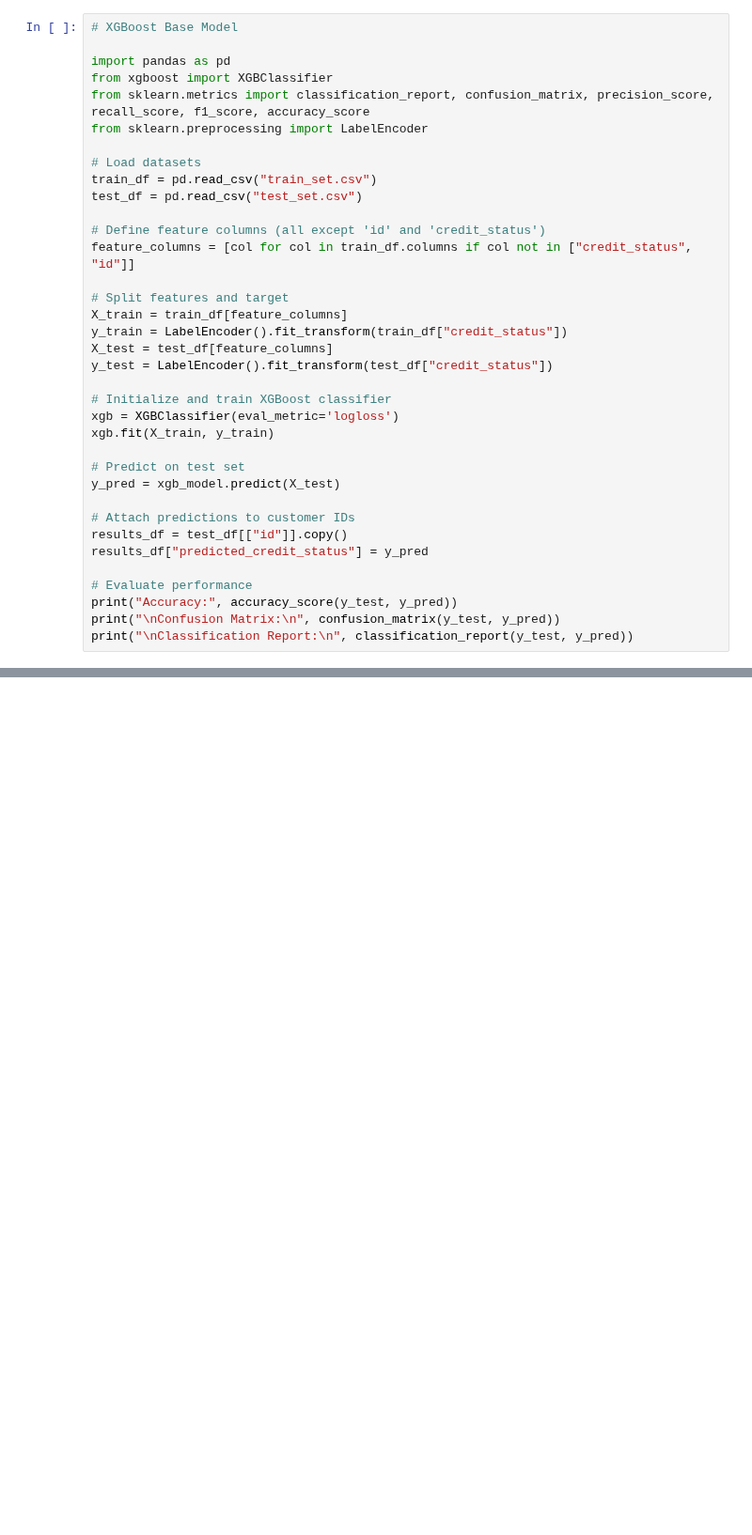
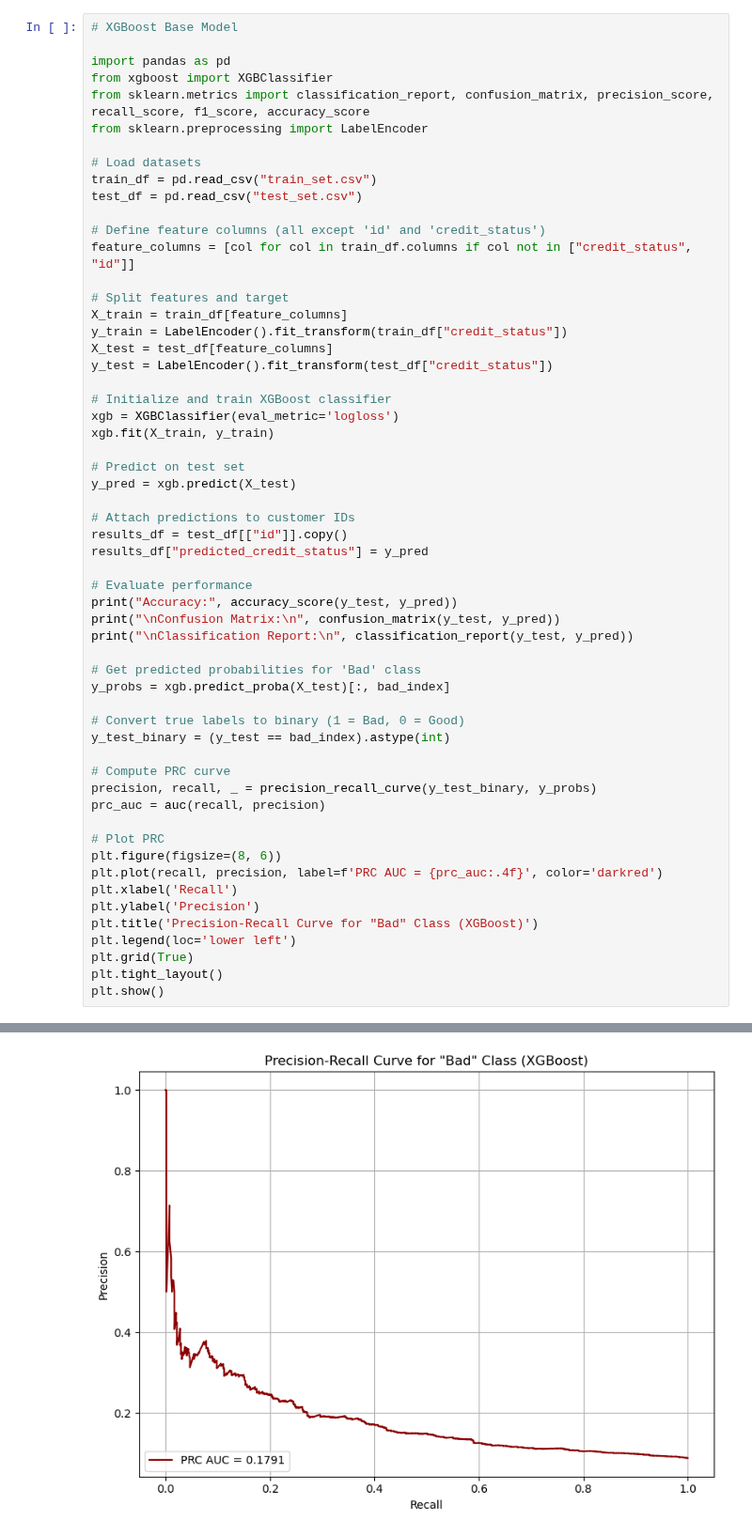
Before and after one commit to ashleytoh/cs3244-project-group-23, a Jupyter notebook: DT_model/tuning.ipynb, the cells around one changed output, grey strips where cells are left out. Shown at 94% size. Cells and saved outputs as stored; diff of their text form; blank space fills up the shorter version.

```diff
--- a/DT_model/tuning.ipynb
+++ b/DT_model/tuning.ipynb
@@ -64,34 +132,56 @@ y_test = LabelEncoder().fit_transform(test_df["credit_status"])
 # Initialize and train XGBoost classifier
 xgb = XGBClassifier(eval_metric='logloss')
 xgb.fit(X_train, y_train)
 
 # Predict on test set
-y_pred = xgb_model.predict(X_test)
+y_pred = xgb.predict(X_test)
 
 # Attach predictions to customer IDs
 results_df = test_df[["id"]].copy()
 results_df["predicted_credit_status"] = y_pred
 
 # Evaluate performance
 print("Accuracy:", accuracy_score(y_test, y_pred))
 print("\nConfusion Matrix:\n", confusion_matrix(y_test, y_pred))
 print("\nClassification Report:\n", classification_report(y_test, y_pred))
+
+# Get predicted probabilities for 'Bad' class
+y_probs = xgb.predict_proba(X_test)[:, bad_index]
+
+# Convert true labels to binary (1 = Bad, 0 = Good)
+y_test_binary = (y_test == bad_index).astype(int)
+
+# Compute PRC curve
+precision, recall, _ = precision_recall_curve(y_test_binary, y_probs)
+prc_auc = auc(recall, precision)
+
+# Plot PRC
+plt.figure(figsize=(8, 6))
+plt.plot(recall, precision, label=f'PRC AUC = {prc_auc:.4f}', color='darkred')
+plt.xlabel('Recall')
+plt.ylabel('Precision')
+plt.title('Precision-Recall Curve for "Bad" Class (XGBoost)')
+plt.legend(loc='lower left')
+plt.grid(True)
+plt.tight_layout()
+plt.show()
 # %% [output]
 Accuracy: 0.8764399341744378
 
 Confusion Matrix:
  [[ 125  516]
  [ 385 6266]]
 
 Classification Report:
                precision    recall  f1-score   support
 
            0       0.25      0.20      0.22       641
            1       0.92      0.94      0.93      6651
 
     accuracy                           0.88      7292
    macro avg       0.58      0.57      0.58      7292
 weighted avg       0.86      0.88      0.87      7292
+[figure, added]
 # %%
 # Stacking Base Model
 
```
Also changed, not shown: parts of 6 cells of this notebook.
